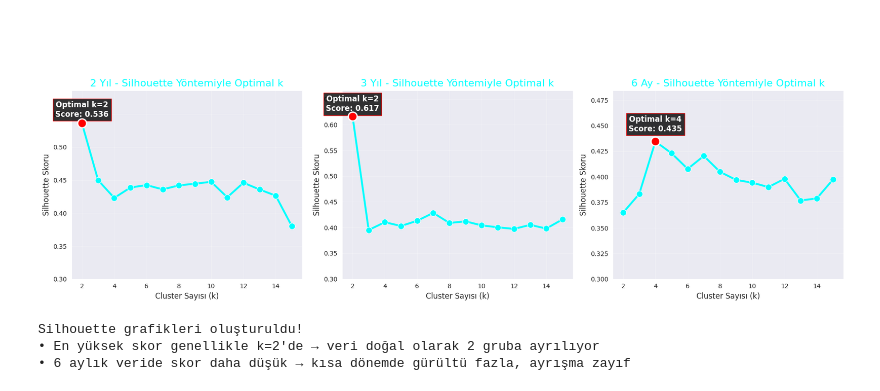
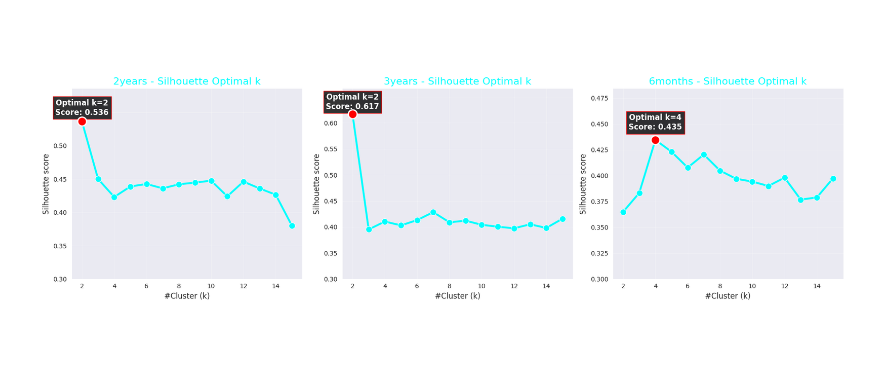
Before and after one commit to semayilmazs/Cultural-Similarity, a Jupyter notebook: visualize.ipynb, the cells around one changed output. Cells and saved outputs as stored; diff of their text form; code cells hidden in the pictures; blank space fills up the shorter version.

```diff
--- a/visualize.ipynb
+++ b/visualize.ipynb
@@ -11,49 +11,42 @@ plt.figure(figsize=(18, 6))
 folder = "data/processed/clustering_umap_hdbscan"
 silhouette_files = [f for f in os.listdir(folder) if f.startswith('kmeans_silhouette') and f.endswith('.csv')]
 
-period_mapping = {'6m': '6 Ay', '2y': '2 Yıl', '3y': '3 Yıl'}
+period_mapping = {'6m': '6months', '2y': '2years', '3y': '3years'}
 
 for idx, file in enumerate(sorted(silhouette_files)):
     period_key = file.split('_')[-1].replace('.csv', '')
     period_name = period_mapping.get(period_key, period_key.upper())
 
     path = os.path.join(folder, file)
     df_sil = pd.read_csv(path)
 
     # k ve silhouette sırala
     df_sil = df_sil.sort_values('k')
 
     ax = plt.subplot(1, 3, idx + 1)
 
     # Line plot + marker
     sns.lineplot(data=df_sil, x='k', y='silhouette', marker='o', linewidth=3, markersize=10, color='cyan')
 
     # En yüksek silhouette'u vurgula
     best_row = df_sil.loc[df_sil['silhouette'].idxmax()]
     best_k = int(best_row['k'])
     best_score = best_row['silhouette']
 
     plt.scatter(best_k, best_score, color='red', s=200, zorder=5, edgecolors='white', linewidth=2)
     plt.text(best_k, best_score + 0.01, f'Optimal k={best_k}\nScore: {best_score:.3f}',
              ha='center', fontsize=12, weight='bold', color='white',
              bbox=dict(facecolor='black', alpha=0.8, edgecolor='red'))
 
-    plt.title(f"{period_name} - Silhouette Yöntemiyle Optimal k", fontsize=16, color='cyan')
-    plt.xlabel("Cluster Sayısı (k)", fontsize=12)
-    plt.ylabel("Silhouette Skoru", fontsize=12)
+    plt.title(f"{period_name} - Silhouette Optimal k", fontsize=16, color='cyan')
+    plt.xlabel("#Cluster (k)", fontsize=12)
+    plt.ylabel("Silhouette score", fontsize=12)
     plt.grid(True, alpha=0.3)
     plt.ylim(0.3, df_sil['silhouette'].max() + 0.05)
 
-plt.suptitle("🌟 OPTIMAL CLUSTER SAYISI BELİRLEME\n(Silhouette Skoru ile Elbow Yöntemi)", fontsize=22, color='white', y=1.05)
+plt.suptitle("🌟 OPTIMAL CLUSTER NUMBER\n(Elbow using Silhouette score)", fontsize=22, color='white', y=1.05)
 plt.tight_layout()
 plt.show()
-
-print("Silhouette grafikleri oluşturuldu!")
-print("• En yüksek skor genellikle k=2'de → veri doğal olarak 2 gruba ayrılıyor")
-print("• 6 aylık veride skor daha düşük → kısa dönemde gürültü fazla, ayrışma zayıf")
 # %% [output]
-[figure, old version]
+[figure, new version]
-Silhouette grafikleri oluşturuldu!
-• En yüksek skor genellikle k=2'de → veri doğal olarak 2 gruba ayrılıyor
-• 6 aylık veride skor daha düşük → kısa dönemde gürültü fazla, ayrışma zayıf
 # %% [markdown]
```
Also changed, not shown: parts of 2 cells of this notebook, 5 other files.
